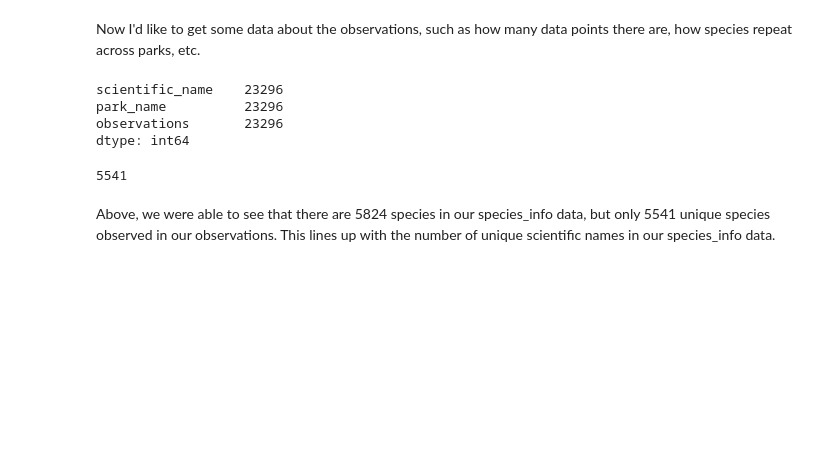
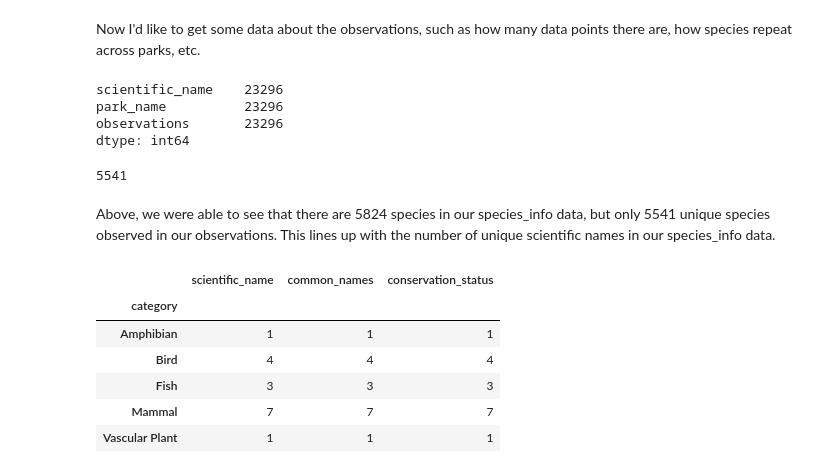
Before and after one commit to biwwlybam/biodiversity-project, a Jupyter notebook: biodiversity.ipynb, the cells around one changed output. Drawn from its saved outputs; the diff is of its cells as text; code cells hidden in the pictures; blank space fills up the shorter version.

```diff
--- a/biodiversity.ipynb
+++ b/biodiversity.ipynb
@@ -82,3 +83,14 @@ len(pd.unique(obs.scientific_name))
 5541
 # %% [markdown]
 Above, we were able to see that there are 5824 species in our species_info data, but only 5541 unique species observed in our observations. This lines up with the number of unique scientific names in our species_info data.
+# %%
+endangered_df = species.loc[species['conservation_status'] == 'Endangered']
+endangered_df.groupby('category').count()
+# %% [output]
+|  | scientific_name | common_names | conservation_status |
+| category |  |  |  |
+| Amphibian | 1 | 1 | 1 |
+| Bird | 4 | 4 | 4 |
+| Fish | 3 | 3 | 3 |
+| Mammal | 7 | 7 | 7 |
+| Vascular Plant | 1 | 1 | 1 |
```
Also changed, not shown: parts of 11 cells of this notebook, 1 other file.
